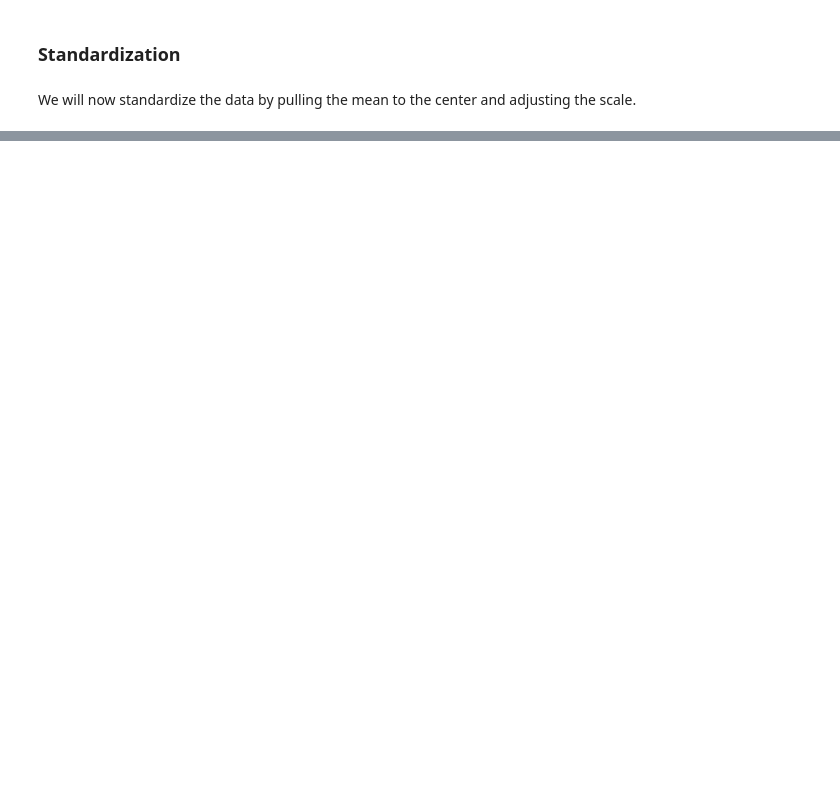
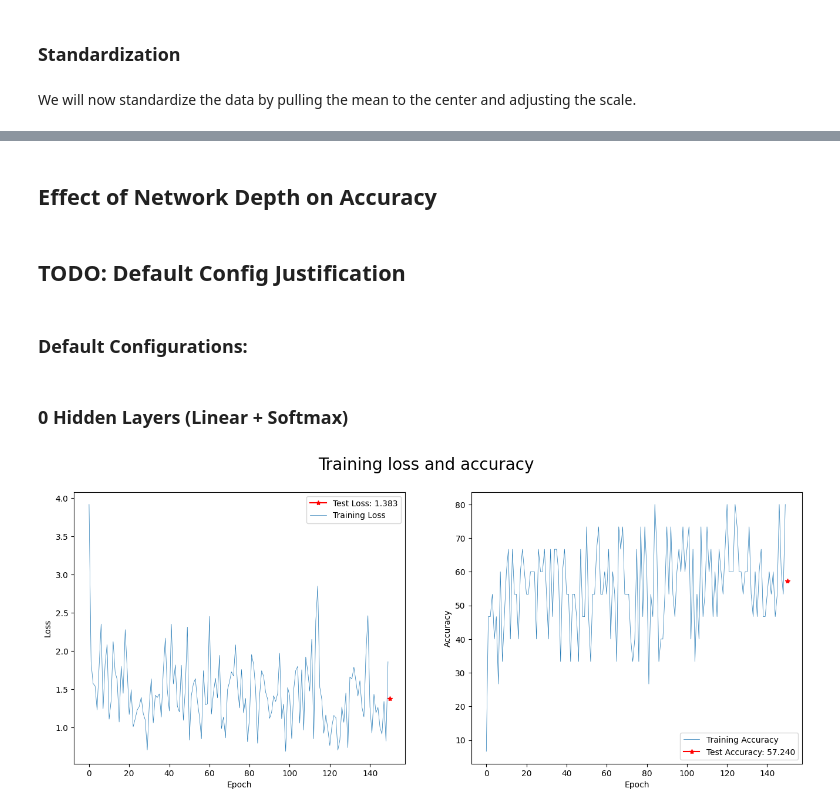
Before and after one commit to PONY1ST-past-semesters/MLP, a Jupyter notebook: ConvNet.ipynb, the cells around one changed output, grey strips where cells are left out. Cells and saved outputs as stored; diff of their text form; code cells hidden in the pictures; blank space fills up the shorter version.

```diff
--- a/ConvNet.ipynb
+++ b/ConvNet.ipynb
@@ -1012,0 +371,55 @@ for i in range(10):
+# %%
+def plot(self):
+    fig = plt.figure(figsize=(16,6))
+    rows = 1
+    columns = 2
+
+    fig.add_subplot(rows, columns, 1)
+    fig.suptitle("Training loss and accuracy", fontsize=20)
+    if self.prediction_loss:
+        plt.plot(len(self.losses), self.prediction_loss, color='red', marker='*', label=f"Test Loss: {self.prediction_loss:.3f}")
+    plt.plot(self.losses, linewidth = .5, label="Training Loss")
+    plt.xlabel("Epoch")
+    plt.ylabel("Loss")
+    plt.legend(loc="upper right")
+
+    fig.add_subplot(rows, columns, 2)
+    plt.plot(self.accuracies, linewidth = .5, label="Training Accuracy")
+    if self.prediction_acc:
+        plt.plot(len(self.accuracies), self.prediction_acc, color='red', marker='*', label=f"Test Accuracy: {self.prediction_acc:.3f}")
+    plt.xlabel("Epoch")
+    plt.ylabel("Accuracy")
+    plt.legend(loc="lower right")
+
+    plt.show()
+
+MLP.plot = plot
+# %% [markdown]
+## Effect of Network Depth on Accuracy
+# %% [markdown]
+## TODO: Default Config Justification
+# %% [markdown]
+### Default Configurations:
+# %%
+HIDDEN_UNITS = 128
+GRADIENT_STEPS = 1500
+batch_size = 15
+learning_rate = 5e-2
+
+D = X_train.shape[1]
+C = np.max(Y_train) + 1
+# %% [markdown]
+### 0 Hidden Layers (Linear + Softmax)
+# %%
+no_hidden = MLP(
+    LinearLayer(D, C),
+    SoftMaxLayer(),
+
+)
+no_hidden.fit(data_x = X_train, data_y = Y_train, steps = GRADIENT_STEPS,
+         batch_size = batch_size, learning_rate = learning_rate)
+
+no_hidden.predict(data_x = X_test, data_y = Y_test)
+no_hidden.plot()
+# %% [output]
+[figure, added]
```
Also changed, not shown: parts of 115 cells of this notebook, 3 other files.
